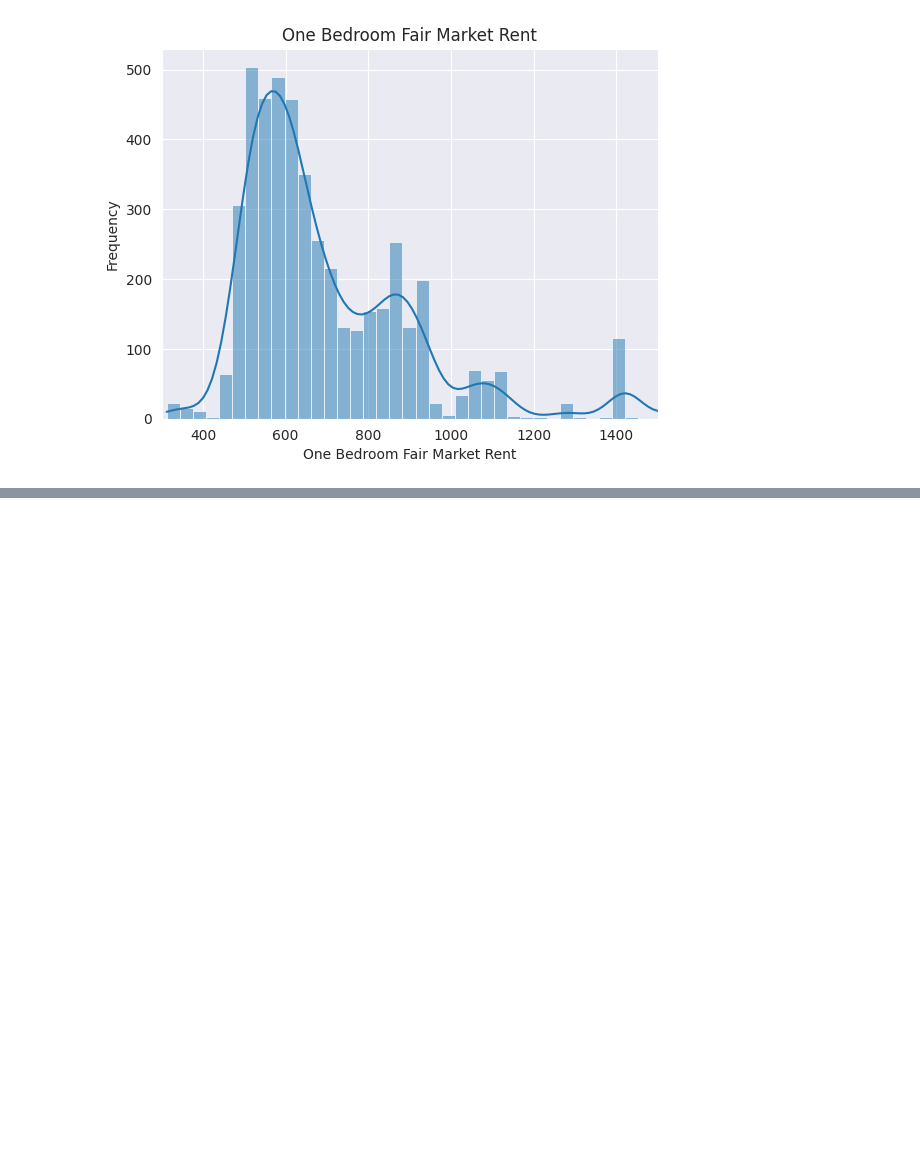
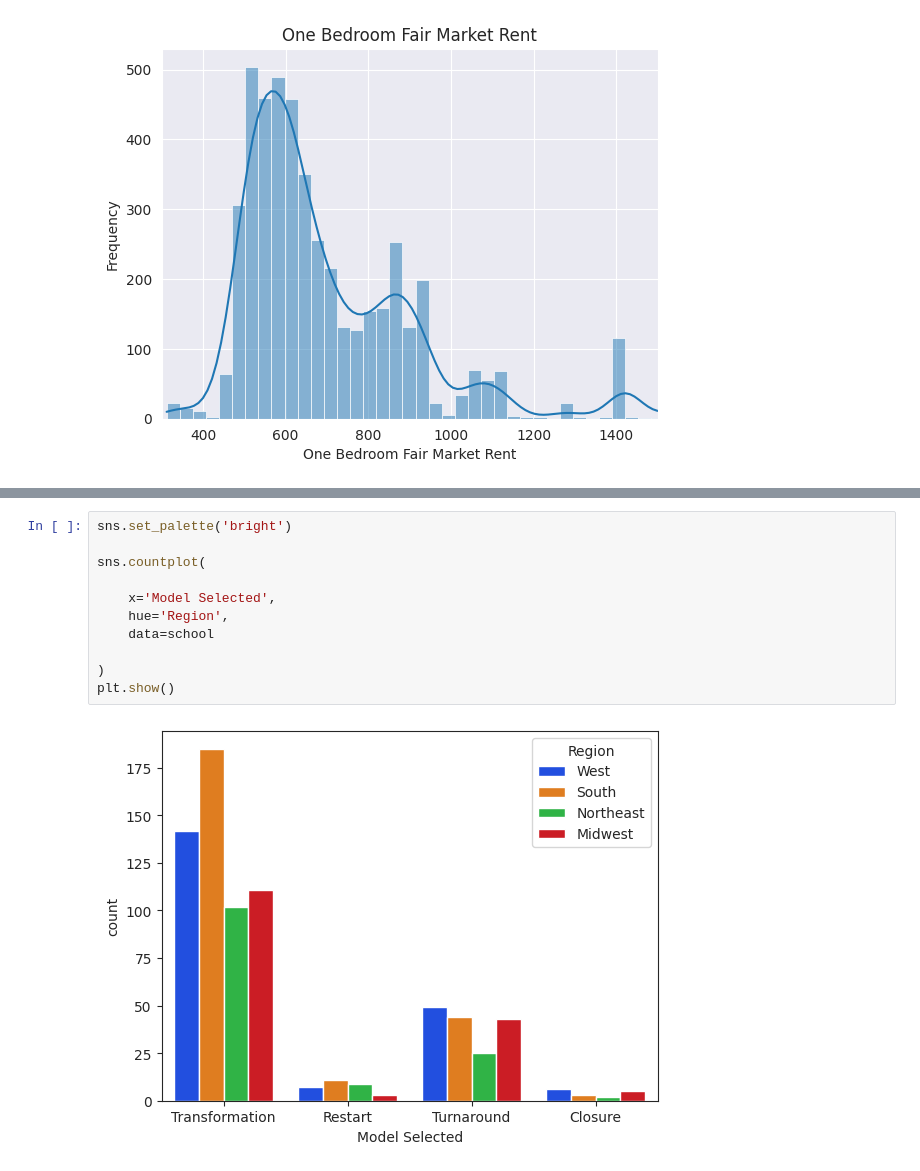
Before and after one commit to Kinetics20/Data_viz_lab, a Jupyter notebook: seaborn_3.ipynb, the cells around one changed output, grey strips where cells are left out. Drawn from its saved outputs; the diff is of its cells as text; blank space fills up the shorter version.

```diff
--- a/seaborn_3.ipynb
+++ b/seaborn_3.ipynb
@@ -66,0 +114,13 @@ plt.show()
+# %%
+sns.set_palette('bright')
+
+sns.countplot(
+
+    x='Model Selected',
+    hue='Region',
+    data=school
+
+)
+plt.show()
+# %% [output]
+[figure, added]
```
Also changed, not shown: parts of 18 cells of this notebook, 1 other file.
